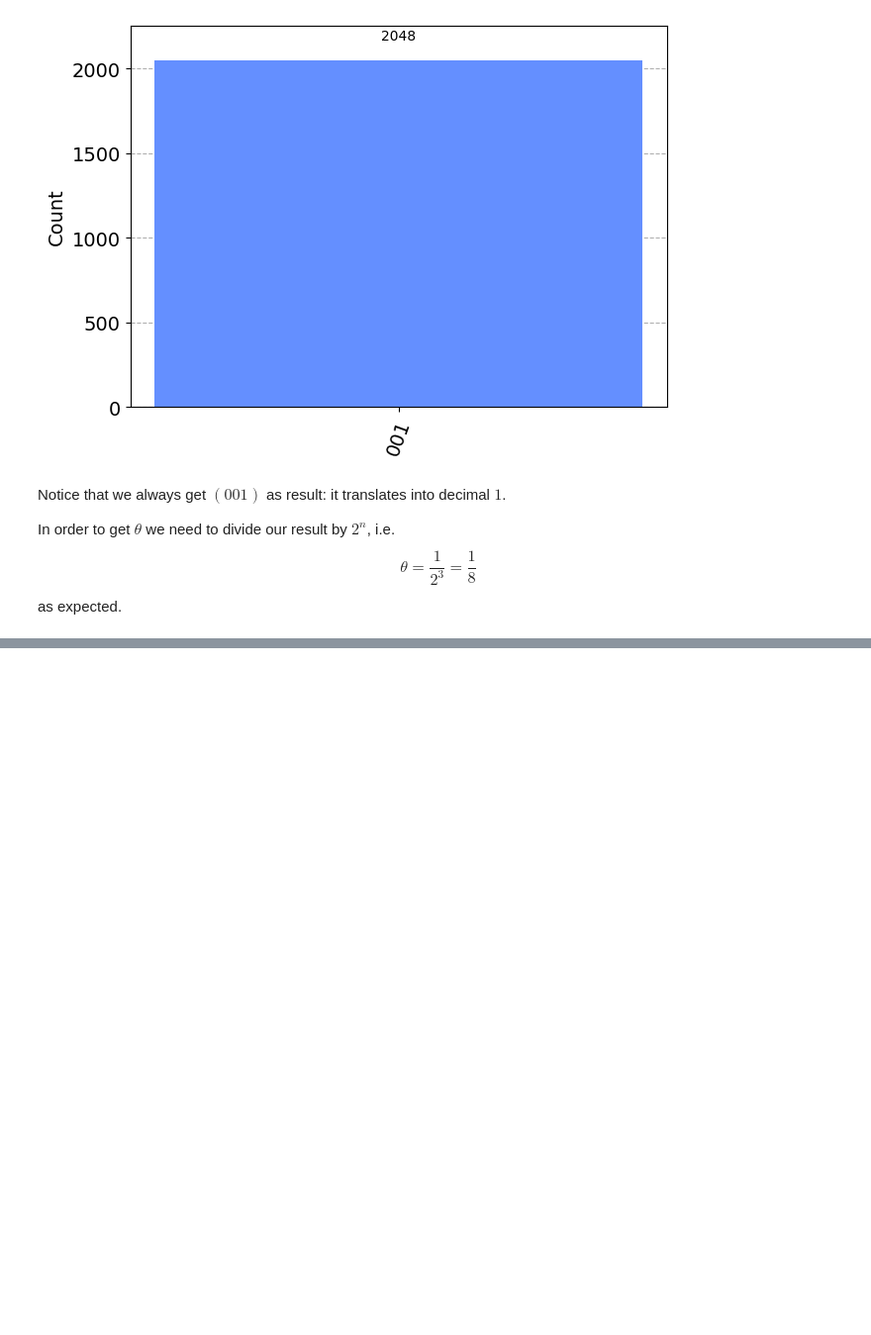
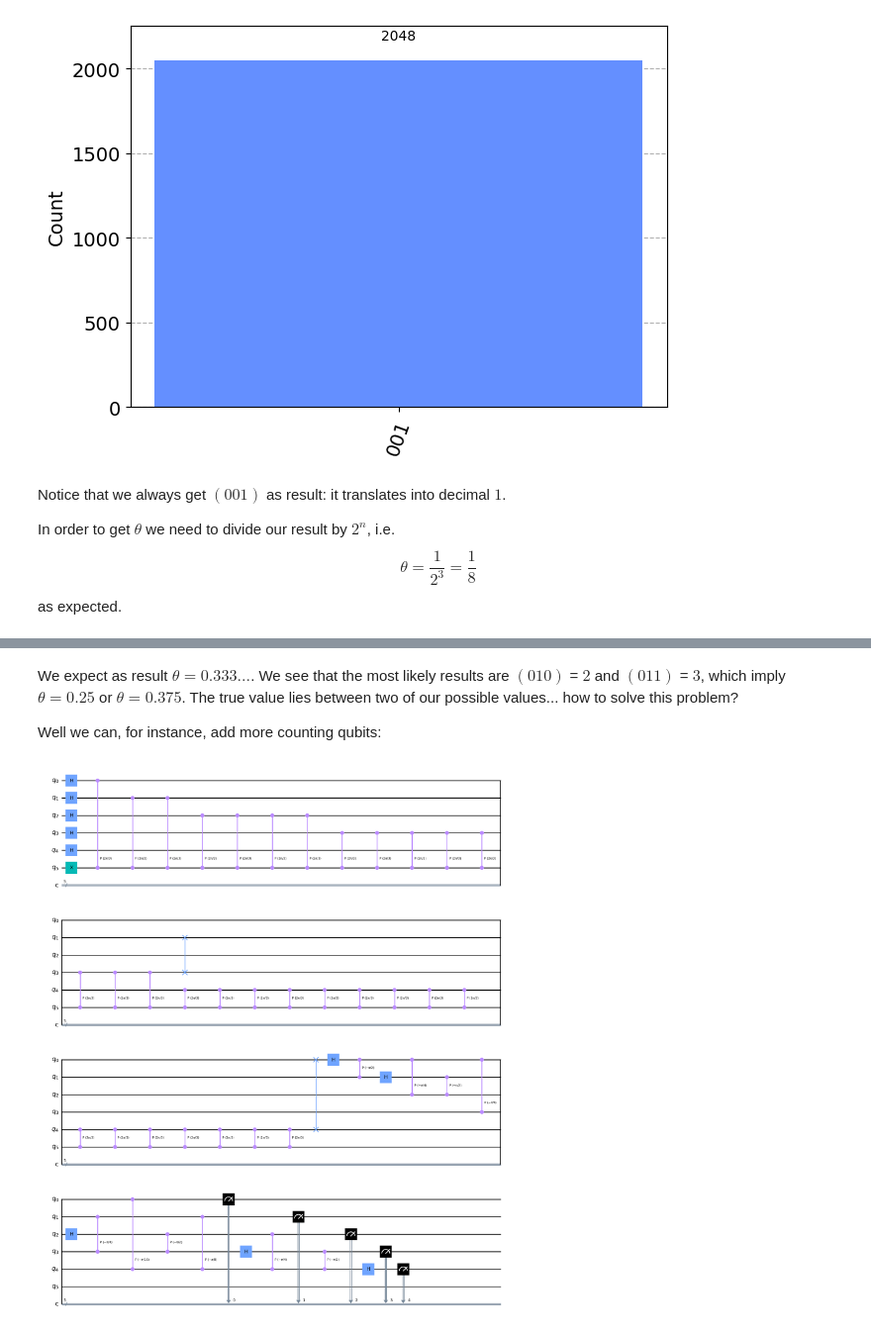
Before and after one commit to Grufoony/Physics_Unibo, a Jupyter notebook: src/Quantum_Computing/phase_estimation.ipynb, the cells around one changed output, grey strips where cells are left out. Shown: that part at 99% size. Saved outputs shown, nothing was run; the diff lists cells and outputs as text; code cells hidden in the pictures; blank space fills up the shorter version.

```diff
--- a/src/Quantum_Computing/phase_estimation.ipynb
+++ b/src/Quantum_Computing/phase_estimation.ipynb
@@ -82,0 +128,11 @@ as expected.
+# %% [markdown]
+We expect as result $\theta = 0.333...$.
+We see that the most likely results are $(010)$ = $2$ and $(011)$ = $3$, which imply $\theta = 0.25$ or $\theta = 0.375$.
+The true value lies between two of our possible values... how to solve this problem?
+
+Well we can, for instance, add more counting qubits:
+# %%
+qpe_circuit = build_qpe(6, 5)
+qpe_circuit.draw(output='mpl')
+# %% [output]
+[figure, added]
```
Also changed, not shown: parts of 7 cells of this notebook, 1 other file.
